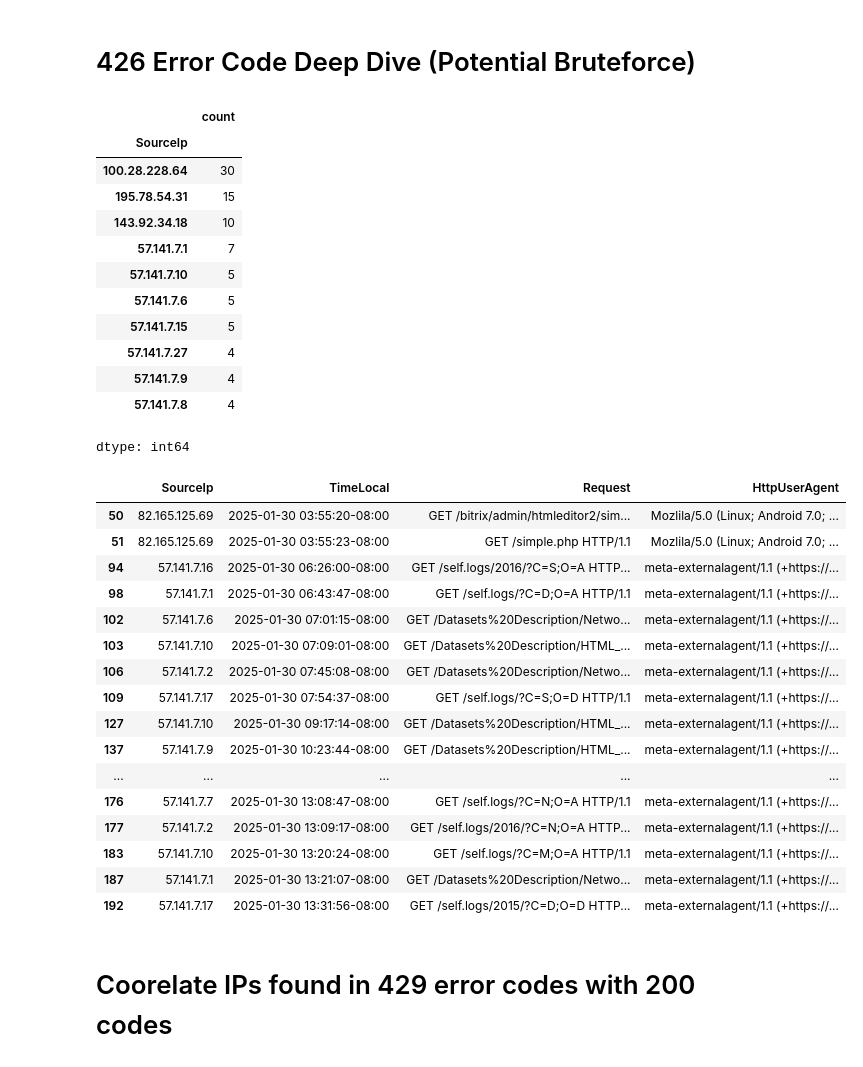
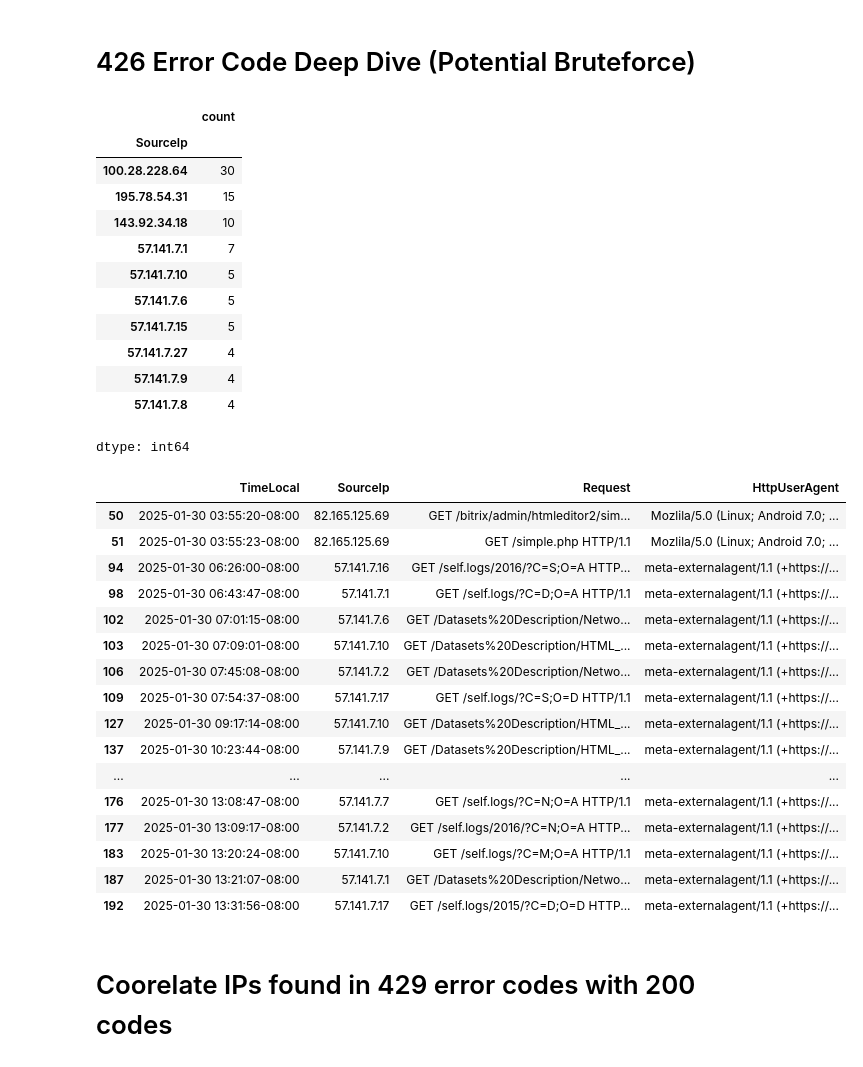
Before and after one commit to tayontech/TFH-Analysis, a Jupyter notebook: tp_secrepo.ipynb, the cells around one changed output. Drawn from its saved outputs; the diff is of its cells as text; code cells hidden in the pictures.

```diff
--- a/tp_secrepo.ipynb
+++ b/tp_secrepo.ipynb
@@ -210,44 +235,44 @@ There seems to be a successful attempt at exfiltration file `conn.log.zip` from
 # %%
 rate_limit_df = df[df['Status'] == 429]
 
 top_429_ips = rate_limit_df['SourceIp'].value_counts().head(10)
 display(top_429_ips)
 
-rate_limit_requests = rate_limit_df[['SourceIp', 'TimeLocal', 'Request', 'HttpUserAgent']]
+rate_limit_requests = rate_limit_df[['TimeLocal','SourceIp', 'Request', 'HttpUserAgent']]
 display(rate_limit_requests.head(20))
 
 ips_with_429 = rate_limit_df['SourceIp'].unique()
 # %% [output]
 |  | count |
 | SourceIp |  |
 | 100.28.228.64 | 30 |
 | 195.78.54.31 | 15 |
 | 143.92.34.18 | 10 |
 | 57.141.7.1 | 7 |
 | 57.141.7.10 | 5 |
 | 57.141.7.6 | 5 |
 | 57.141.7.15 | 5 |
 | 57.141.7.27 | 4 |
 | 57.141.7.9 | 4 |
 | 57.141.7.8 | 4 |
 dtype: int64
-|  | SourceIp | TimeLocal | Request | HttpUserAgent |
-| 50 | 82.165.125.69 | 2025-01-30 03:55:20-08:00 | GET /bitrix/admin/htmleditor2/sim... | Mozlila/5.0 (Linux; Android 7.0; ... |
-| 51 | 82.165.125.69 | 2025-01-30 03:55:23-08:00 | GET /simple.php HTTP/1.1 | Mozlila/5.0 (Linux; Android 7.0; ... |
-| 94 | 57.141.7.16 | 2025-01-30 06:26:00-08:00 | GET /self.logs/2016/?C=S;O=A HTTP... | meta-externalagent/1.1 (+https://... |
-| 98 | 57.141.7.1 | 2025-01-30 06:43:47-08:00 | GET /self.logs/?C=D;O=A HTTP/1.1 | meta-externalagent/1.1 (+https://... |
-| 102 | 57.141.7.6 | 2025-01-30 07:01:15-08:00 | GET /Datasets%20Description/Netwo... | meta-externalagent/1.1 (+https://... |
-| 103 | 57.141.7.10 | 2025-01-30 07:09:01-08:00 | GET /Datasets%20Description/HTML_... | meta-externalagent/1.1 (+https://... |
-| 106 | 57.141.7.2 | 2025-01-30 07:45:08-08:00 | GET /Datasets%20Description/Netwo... | meta-externalagent/1.1 (+https://... |
-| 109 | 57.141.7.17 | 2025-01-30 07:54:37-08:00 | GET /self.logs/?C=S;O=D HTTP/1.1 | meta-externalagent/1.1 (+https://... |
-| 127 | 57.141.7.10 | 2025-01-30 09:17:14-08:00 | GET /Datasets%20Description/HTML_... | meta-externalagent/1.1 (+https://... |
-| 137 | 57.141.7.9 | 2025-01-30 10:23:44-08:00 | GET /Datasets%20Description/HTML_... | meta-externalagent/1.1 (+https://... |
+|  | TimeLocal | SourceIp | Request | HttpUserAgent |
+| 50 | 2025-01-30 03:55:20-08:00 | 82.165.125.69 | GET /bitrix/admin/htmleditor2/sim... | Mozlila/5.0 (Linux; Android 7.0; ... |
+| 51 | 2025-01-30 03:55:23-08:00 | 82.165.125.69 | GET /simple.php HTTP/1.1 | Mozlila/5.0 (Linux; Android 7.0; ... |
+| 94 | 2025-01-30 06:26:00-08:00 | 57.141.7.16 | GET /self.logs/2016/?C=S;O=A HTTP... | meta-externalagent/1.1 (+https://... |
+| 98 | 2025-01-30 06:43:47-08:00 | 57.141.7.1 | GET /self.logs/?C=D;O=A HTTP/1.1 | meta-externalagent/1.1 (+https://... |
+| 102 | 2025-01-30 07:01:15-08:00 | 57.141.7.6 | GET /Datasets%20Description/Netwo... | meta-externalagent/1.1 (+https://... |
+| 103 | 2025-01-30 07:09:01-08:00 | 57.141.7.10 | GET /Datasets%20Description/HTML_... | meta-externalagent/1.1 (+https://... |
+| 106 | 2025-01-30 07:45:08-08:00 | 57.141.7.2 | GET /Datasets%20Description/Netwo... | meta-externalagent/1.1 (+https://... |
+| 109 | 2025-01-30 07:54:37-08:00 | 57.141.7.17 | GET /self.logs/?C=S;O=D HTTP/1.1 | meta-externalagent/1.1 (+https://... |
+| 127 | 2025-01-30 09:17:14-08:00 | 57.141.7.10 | GET /Datasets%20Description/HTML_... | meta-externalagent/1.1 (+https://... |
+| 137 | 2025-01-30 10:23:44-08:00 | 57.141.7.9 | GET /Datasets%20Description/HTML_... | meta-externalagent/1.1 (+https://... |
 | ... | ... | ... | ... | ... |
-| 176 | 57.141.7.7 | 2025-01-30 13:08:47-08:00 | GET /self.logs/?C=N;O=A HTTP/1.1 | meta-externalagent/1.1 (+https://... |
-| 177 | 57.141.7.2 | 2025-01-30 13:09:17-08:00 | GET /self.logs/2016/?C=N;O=A HTTP... | meta-externalagent/1.1 (+https://... |
-| 183 | 57.141.7.10 | 2025-01-30 13:20:24-08:00 | GET /self.logs/?C=M;O=A HTTP/1.1 | meta-externalagent/1.1 (+https://... |
-| 187 | 57.141.7.1 | 2025-01-30 13:21:07-08:00 | GET /Datasets%20Description/Netwo... | meta-externalagent/1.1 (+https://... |
-| 192 | 57.141.7.17 | 2025-01-30 13:31:56-08:00 | GET /self.logs/2015/?C=D;O=D HTTP... | meta-externalagent/1.1 (+https://... |
+| 176 | 2025-01-30 13:08:47-08:00 | 57.141.7.7 | GET /self.logs/?C=N;O=A HTTP/1.1 | meta-externalagent/1.1 (+https://... |
+| 177 | 2025-01-30 13:09:17-08:00 | 57.141.7.2 | GET /self.logs/2016/?C=N;O=A HTTP... | meta-externalagent/1.1 (+https://... |
+| 183 | 2025-01-30 13:20:24-08:00 | 57.141.7.10 | GET /self.logs/?C=M;O=A HTTP/1.1 | meta-externalagent/1.1 (+https://... |
+| 187 | 2025-01-30 13:21:07-08:00 | 57.141.7.1 | GET /Datasets%20Description/Netwo... | meta-externalagent/1.1 (+https://... |
+| 192 | 2025-01-30 13:31:56-08:00 | 57.141.7.17 | GET /self.logs/2015/?C=D;O=D HTTP... | meta-externalagent/1.1 (+https://... |
 # %% [markdown]
 # Coorelate IPs found in 429 error codes with 200 codes
 # %%
```
Also changed, not shown: parts of 13 cells of this notebook.
